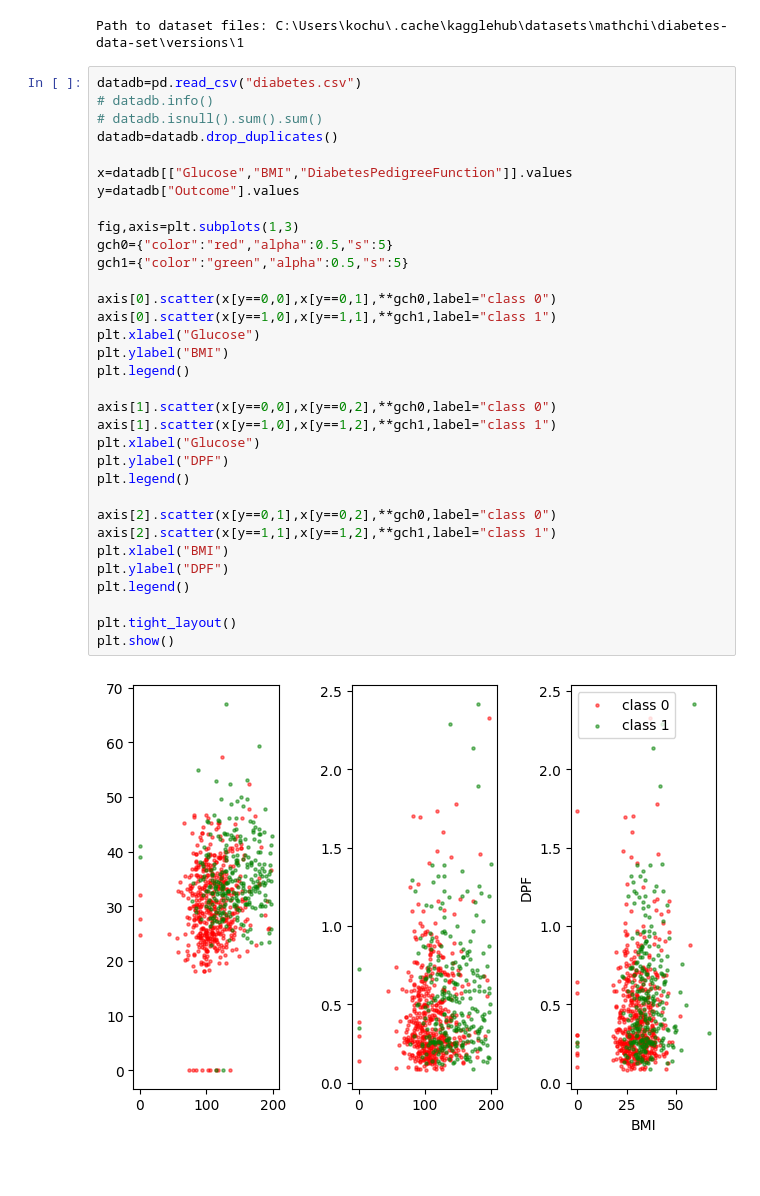
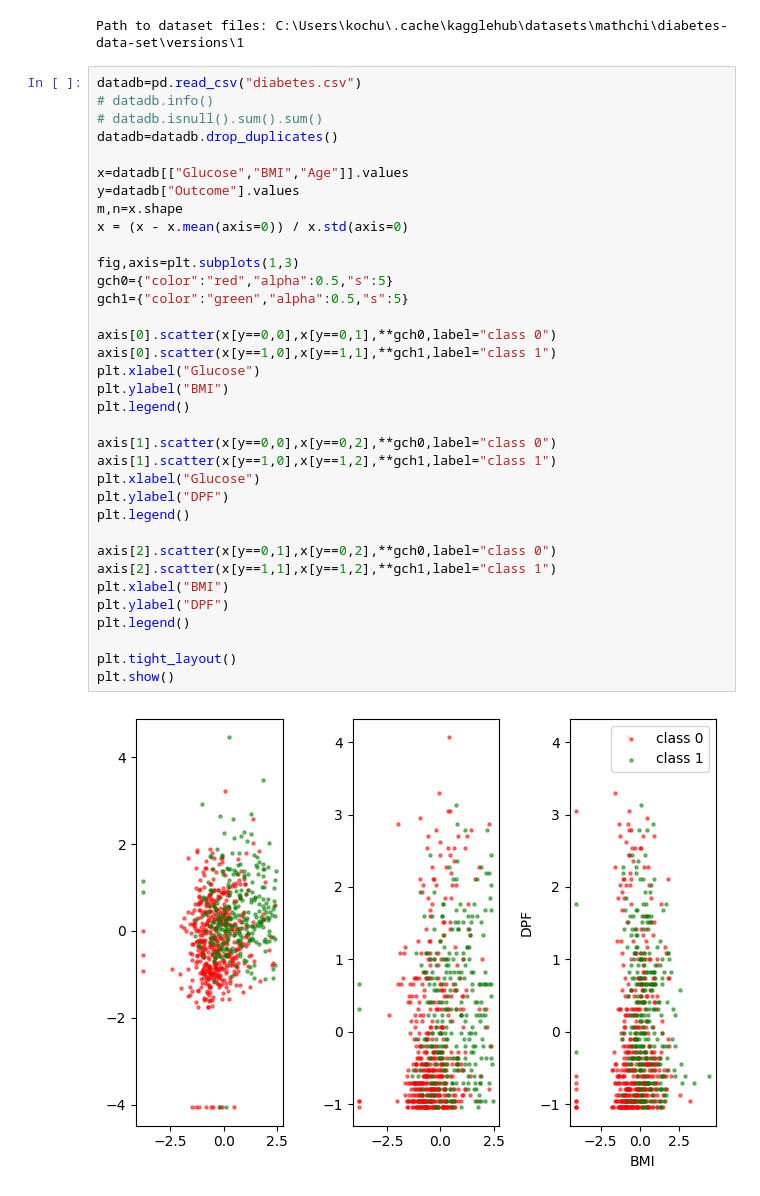
Before and after one commit to veen-does-code/LOGREG-DB, a Jupyter notebook: LOGREG-DB.ipynb, the cells around one changed output. Cells and saved outputs as stored; diff of their text form; blank space fills up the shorter version.

```diff
--- a/LOGREG-DB.ipynb
+++ b/LOGREG-DB.ipynb
@@ -15,32 +15,34 @@ datadb=pd.read_csv("diabetes.csv")
 # datadb.isnull().sum().sum()
 datadb=datadb.drop_duplicates()
 
-x=datadb[["Glucose","BMI","DiabetesPedigreeFunction"]].values
+x=datadb[["Glucose","BMI","Age"]].values
 y=datadb["Outcome"].values
+m,n=x.shape
+x = (x - x.mean(axis=0)) / x.std(axis=0)
 
 fig,axis=plt.subplots(1,3)
 gch0={"color":"red","alpha":0.5,"s":5}
 gch1={"color":"green","alpha":0.5,"s":5}
 
 axis[0].scatter(x[y==0,0],x[y==0,1],**gch0,label="class 0")
 axis[0].scatter(x[y==1,0],x[y==1,1],**gch1,label="class 1")
 plt.xlabel("Glucose")
 plt.ylabel("BMI")
 plt.legend()
 
 axis[1].scatter(x[y==0,0],x[y==0,2],**gch0,label="class 0")
 axis[1].scatter(x[y==1,0],x[y==1,2],**gch1,label="class 1")
 plt.xlabel("Glucose")
 plt.ylabel("DPF")
 plt.legend()
 
 axis[2].scatter(x[y==0,1],x[y==0,2],**gch0,label="class 0")
 axis[2].scatter(x[y==1,1],x[y==1,2],**gch1,label="class 1")
 plt.xlabel("BMI")
 plt.ylabel("DPF")
 plt.legend()
 
 plt.tight_layout()
 plt.show()
 # %% [output]
-[figure, old version]
+[figure, new version]
```
Also changed, not shown: parts of 6 cells of this notebook.
